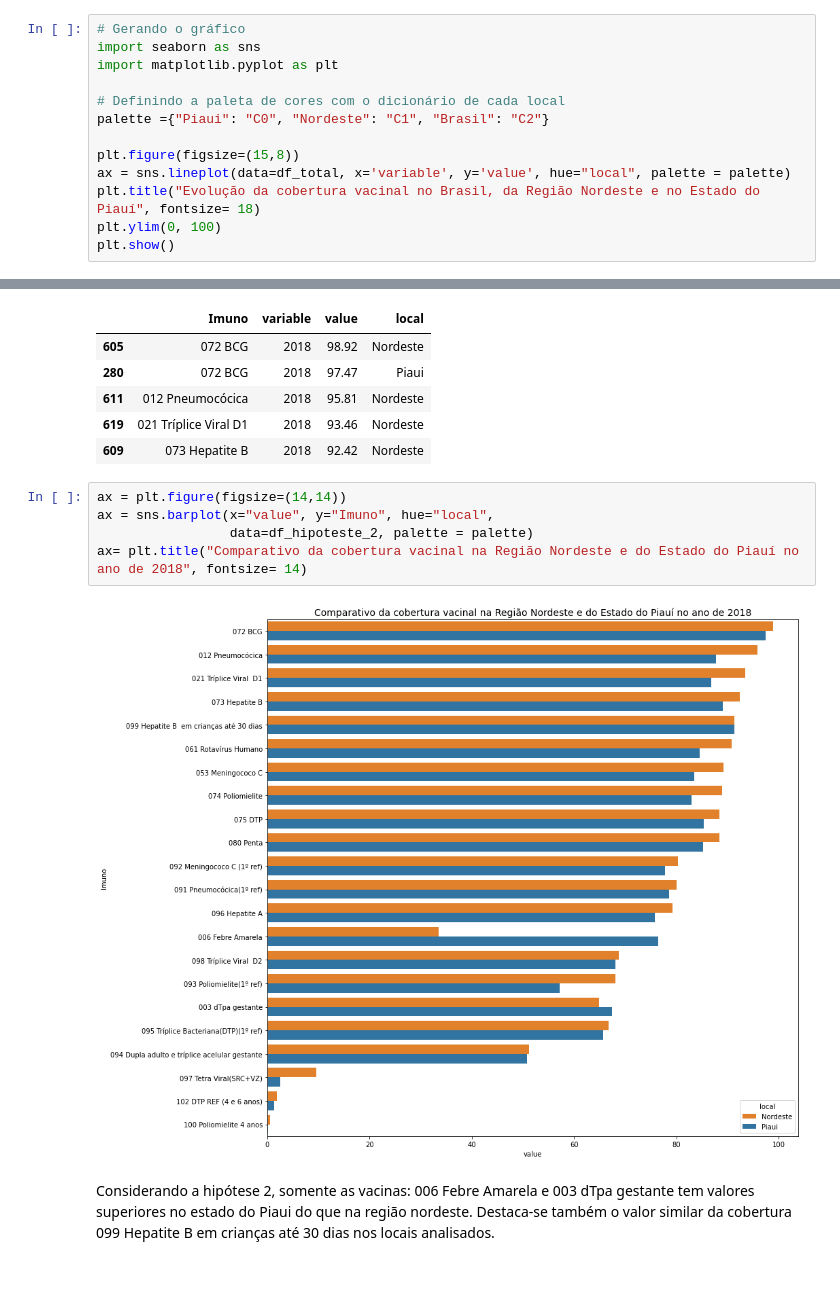
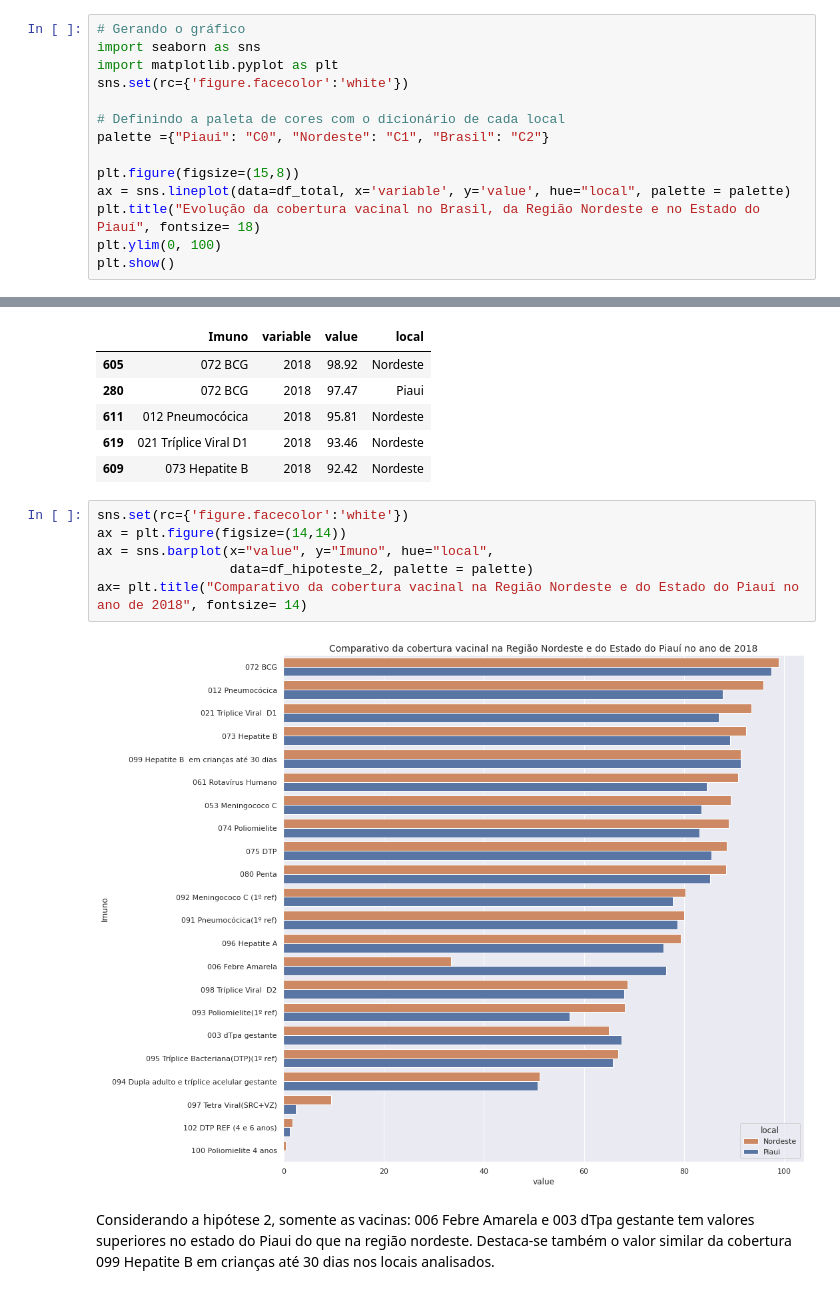
Before and after one commit to danielvolponi/bootcamp_data_science_cobertura_vacinal, a Jupyter notebook: notebooks/02_analise_exploratoria_dos_dados.ipynb, the cells around one changed output, grey strips where cells are left out. Drawn from its saved outputs; the diff is of its cells as text.

Commit message:
Added image background color

```diff
--- a/notebooks/02_analise_exploratoria_dos_dados.ipynb
+++ b/notebooks/02_analise_exploratoria_dos_dados.ipynb
@@ -44,6 +44,7 @@ df_total
 # Gerando o gráfico
 import seaborn as sns
 import matplotlib.pyplot as plt
+sns.set(rc={'figure.facecolor':'white'})
 
 # Definindo a paleta de cores com o dicionário de cada local
 palette ={"Piaui": "C0", "Nordeste": "C1", "Brasil": "C2"}
@@ -82,12 +83,13 @@ df_hipoteste_2.head()
 | 619 | 021 Tríplice Viral D1 | 2018 | 93.46 | Nordeste |
 | 609 | 073 Hepatite B | 2018 | 92.42 | Nordeste |
 # %%
+sns.set(rc={'figure.facecolor':'white'})
 ax = plt.figure(figsize=(14,14))
 ax = sns.barplot(x="value", y="Imuno", hue="local",
                  data=df_hipoteste_2, palette = palette)
 ax= plt.title("Comparativo da cobertura vacinal na Região Nordeste e do Estado do Piauí no ano de 2018", fontsize= 14)
 # %% [output]
-[figure, old version]
+[figure, new version]
 # %% [markdown]
 Considerando a hipótese 2, somente as vacinas: 006 Febre Amarela e 003 dTpa gestante tem valores superiores no estado do Piaui do que na região nordeste. Destaca-se também o valor similar da cobertura 099 Hepatite B em crianças até 30 dias nos locais analisados.
 # %% [markdown]
```
Also changed, not shown: parts of 1 cell of this notebook, 3 other files.
